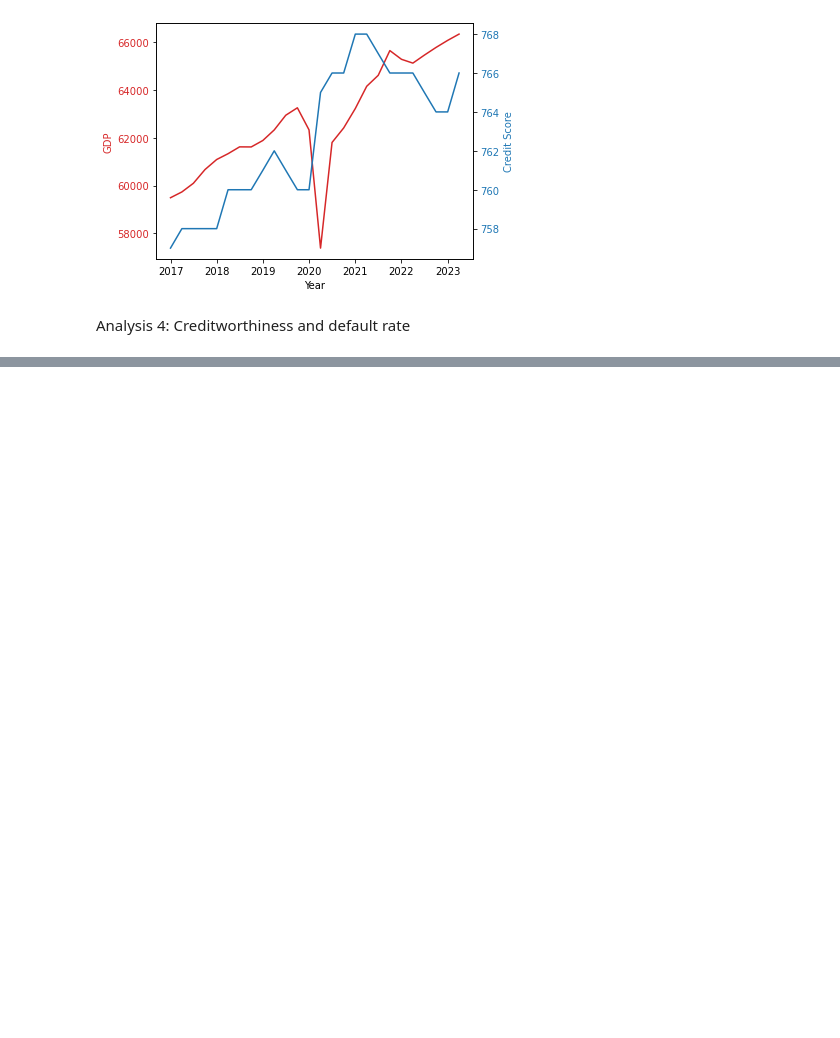
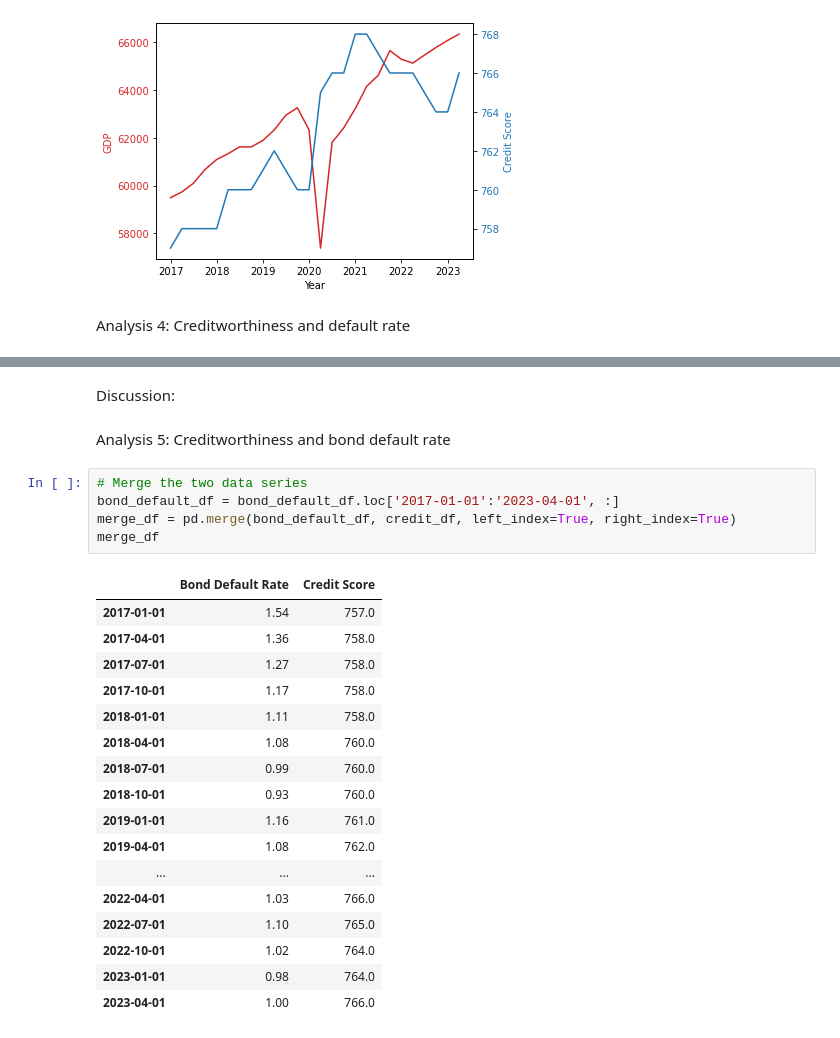
Before and after one commit to Celinzh/wqu_assignment, a Jupyter notebook: GWP1/celine-data.ipynb, the cells around one changed output, grey strips where cells are left out. Drawn from its saved outputs; the diff is of its cells as text; blank space fills up the shorter version.

Commit message:
updadte analysis

```diff
--- a/GWP1/celine-data.ipynb
+++ b/GWP1/celine-data.ipynb
@@ -231,0 +291,27 @@ Analysis 4: Creditworthiness and default rate
+# %% [markdown]
+Discussion:
+# %% [markdown]
+Analysis 5: Creditworthiness and bond default rate
+# %%
+# Merge the two data series
+bond_default_df = bond_default_df.loc['2017-01-01':'2023-04-01', :]
+merge_df = pd.merge(bond_default_df, credit_df, left_index=True, right_index=True)
+merge_df
+# %% [output]
+|  | Bond Default Rate | Credit Score |
+| 2017-01-01 | 1.54 | 757.0 |
+| 2017-04-01 | 1.36 | 758.0 |
+| 2017-07-01 | 1.27 | 758.0 |
+| 2017-10-01 | 1.17 | 758.0 |
+| 2018-01-01 | 1.11 | 758.0 |
+| 2018-04-01 | 1.08 | 760.0 |
+| 2018-07-01 | 0.99 | 760.0 |
+| 2018-10-01 | 0.93 | 760.0 |
+| 2019-01-01 | 1.16 | 761.0 |
+| 2019-04-01 | 1.08 | 762.0 |
+| ... | ... | ... |
+| 2022-04-01 | 1.03 | 766.0 |
+| 2022-07-01 | 1.10 | 765.0 |
+| 2022-10-01 | 1.02 | 764.0 |
+| 2023-01-01 | 0.98 | 764.0 |
+| 2023-04-01 | 1.00 | 766.0 |
```
Also changed, not shown: parts of 15 cells of this notebook.
